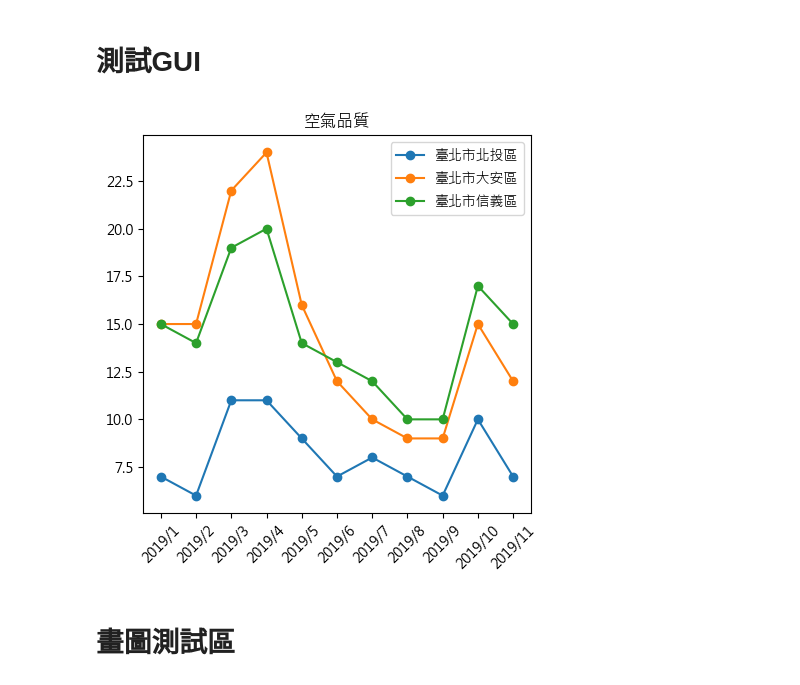
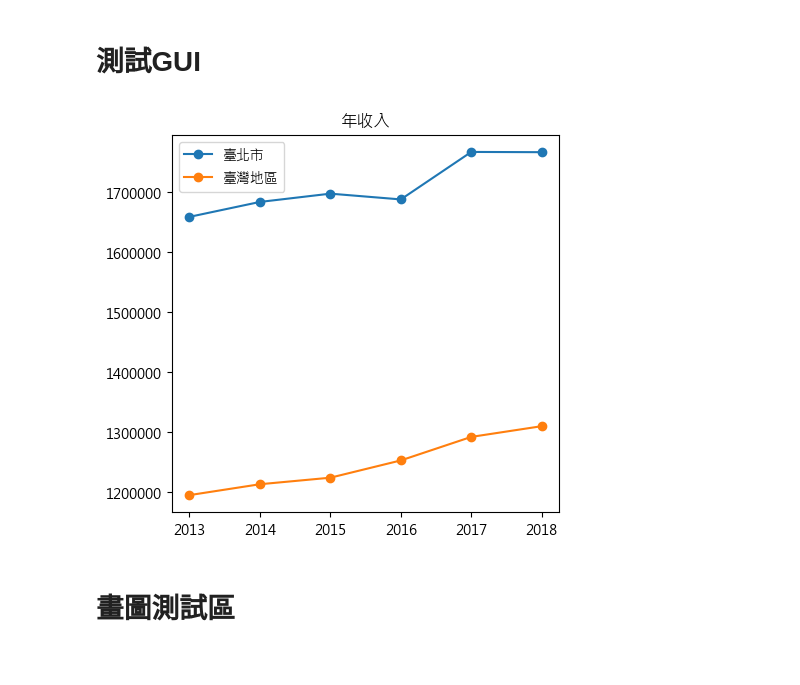
Before and after one commit to jouhsuanlin/ntuibr07, a Jupyter notebook: 繪圖/繪圖.ipynb, the cells around one changed output. Saved outputs shown, nothing was run; the diff lists cells and outputs as text; code cells hidden in the pictures.

```diff
--- a/繪圖/繪圖.ipynb
+++ b/繪圖/繪圖.ipynb
@@ -5,22 +5,20 @@ import numpy as np
 import matplotlib.pyplot as plt
 import seaborn as sns
 from tqdm import  _tqdm_notebook
-#myfont = FontProperties(fname=r'/Users/lanjingyi/opt/anaconda3/lib/python3.7/site-packages/matplotlib/mpl-data/fonts/ttf/Microsoft JhengHei.ttf')
-# fontproperties=myfont
+
 class draw():
 
     def __init__(self,lists):
         self.cities = [lists[0], lists[2],lists[4]]          # 處理傳入的lists
         self.regions = [lists[1],lists[3],lists[5]]
 
-        self.income_data =  pd.read_csv('平均家庭收入.csv')     # 目前欄位空格尚未處理
-        # clinic_data
+        self.income_data =  pd.read_csv('平均家庭收入.csv')
+        self.clinic_data = pd.read_csv('醫療資源.csv')
         # entertainment
         self.market_data = pd.read_csv('超市家數.csv')
         # crime_data
         self.school_data = pd.read_csv('學校數量.csv')
         self.air_data = pd.read_csv('air_pollution.csv')
-
 
 
 
@@ -36,7 +34,32 @@ class draw():
 
         return F
 
-#    def clinic_pic (self):
+    def clinic_pic (self):
+        clinic = ['診所', '醫院']
+        F = plt.figure(figsize=(5,5), dpi=100)
+        no1 = data[(data.loc[:,'地區名'] ==  self.regions[0]) & (data.loc[:,'縣市名'] == self.cities[0])][clinic]
+        x1 = list(range(0, len(school)))
+        y1 = no1.values.flatten()
+        no2 = data[(data.loc[:,'地區名'] ==  self.regions[1]) & (data.loc[:,'縣市名'] == self.cities[1])][clinic]
+        y2 = no2 .values.flatten()
+        no3 = data[(data.loc[:,'地區名'] ==  self.regions[2]) & (data.loc[:,'縣市名'] == self.cities[2])][clinic]
+        y3 = no3.values.flatten()
+
+
+
+        width = 0.25   #先設定每個長條的寬度
+        print([i-width for i in x_all],y1)
+        plt.bar([i-width for i in x_all], y1, height=width, label= (self.cities[0]+self.regions[0])) #注意這裡的X軸座標為x1中的數據減去寬度的一半
+        plt.bar([i for i in x_all], y2, height=width, label=(self.cities[1]+self.regions[1]))        #注意這裡的X軸座標為x1中的數據加上寬度的一半
+        plt.bar([i+width for i in x_all], y3, height=width, label=(self.cities[2]+self.regions[2]))
+        plt.xticks(x_all,school)
+        plt.legend()
+        plt.title('醫院診所')
+        return F
+
+
+
+
 
     def entertainment_pic (self):       # 把self.school_data  全部換掉 ###########################
         entertainment = ['電影院家數', '購物中心家數','全聯家數','頂好家數','costco家數']
@@ -50,7 +73,6 @@ class draw():
         y3 = no3.values.flatten()
 
         width = 0.25   #先設定每個長條的寬度
-        print([i-width for i in x_all],y1)
         plt.bar([i-width for i in x_all], y1, width=width, label= (self.cities[0]+self.regions[0])) #注意這裡的X軸座標為x1中的數據減去寬度的一半
         plt.bar([i for i in x_all], y2, width=width, label=(self.cities[1]+self.regions[1]))        #注意這裡的X軸座標為x1中的數據加上寬度的一半
         plt.bar([i+width for i in x_all], y3, width=width, label=(self.cities[2]+self.regions[2]))
@@ -62,7 +84,8 @@ class draw():
 
 
 
-#    def crime_pic (self):
+    def crime_pic (self):
+
 
     def school_pic (self):
         school =['幼稚園數量', '國小數量', '國中數量', '高中數量', '大學數量']
@@ -110,22 +133,22 @@ class draw():
 # %%
 import tkinter as tk
 from pandas import DataFrame
 import matplotlib.pyplot as plt
 from matplotlib.backends.backend_tkagg import FigureCanvasTkAgg
 #myfont = FontProperties(fname=r'/Users/lanjingyi/opt/anaconda3/lib/python3.7/site-packages/matplotlib/mpl-data/fonts/ttf/Microsoft JhengHei.ttf')
 # fontproperties=myfont
 root= tk.Tk()
 
 
 lists = ['臺北市','北投區','臺北市','大安區','臺北市','信義區']
 A = draw(lists)
-bar1 = FigureCanvasTkAgg(A.air_pic(), root)
+bar1 = FigureCanvasTkAgg(A.income_pic(), root)
 bar1.get_tk_widget().pack(side=tk.LEFT, fill=tk.BOTH)
 
 
 root.mainloop()
 # %% [output]
-[figure, old version]
+[figure, new version]
 # %% [markdown]
 # 畫圖測試區
 # %%
```
Also changed, not shown: 1 other file.
